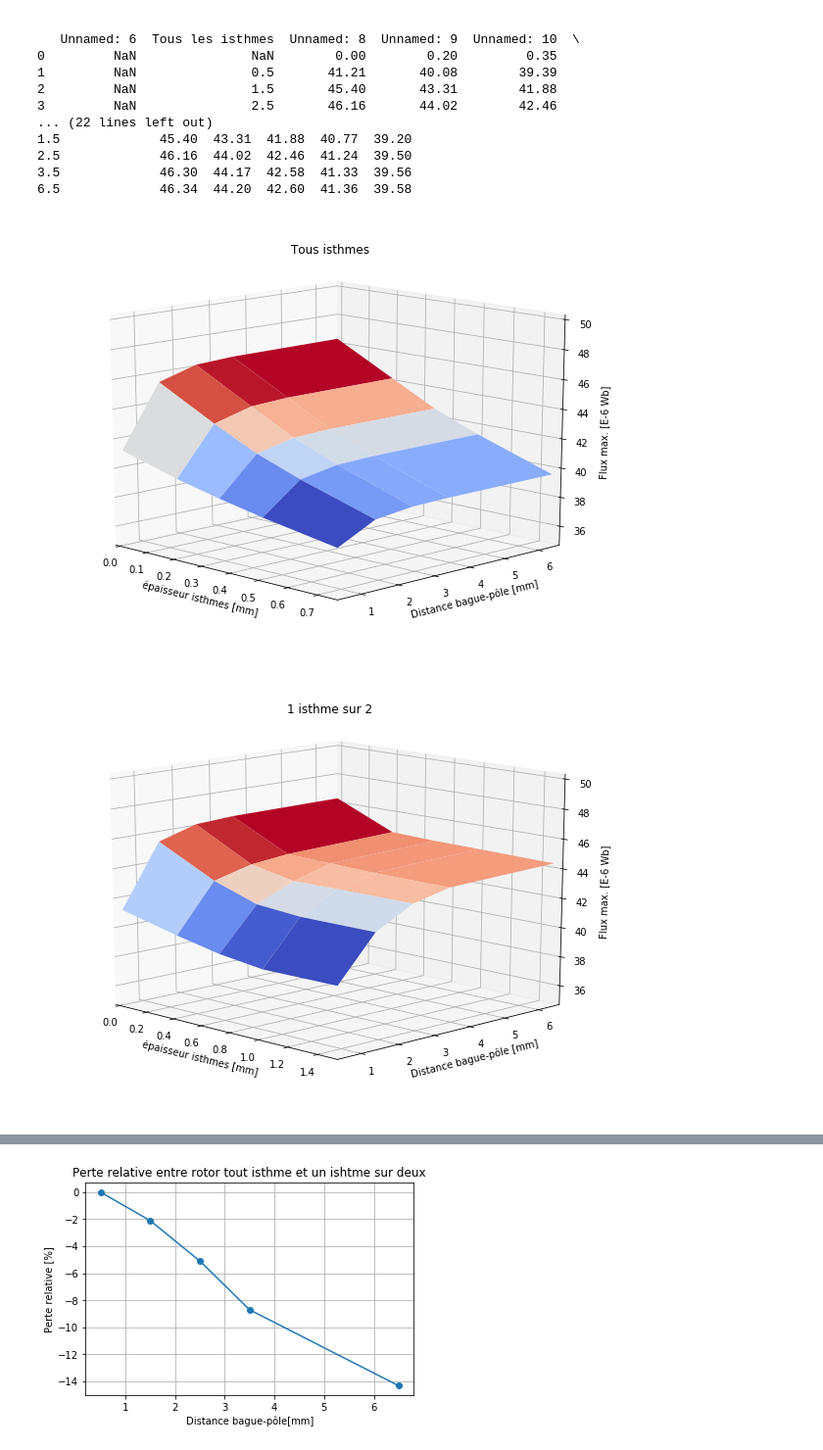
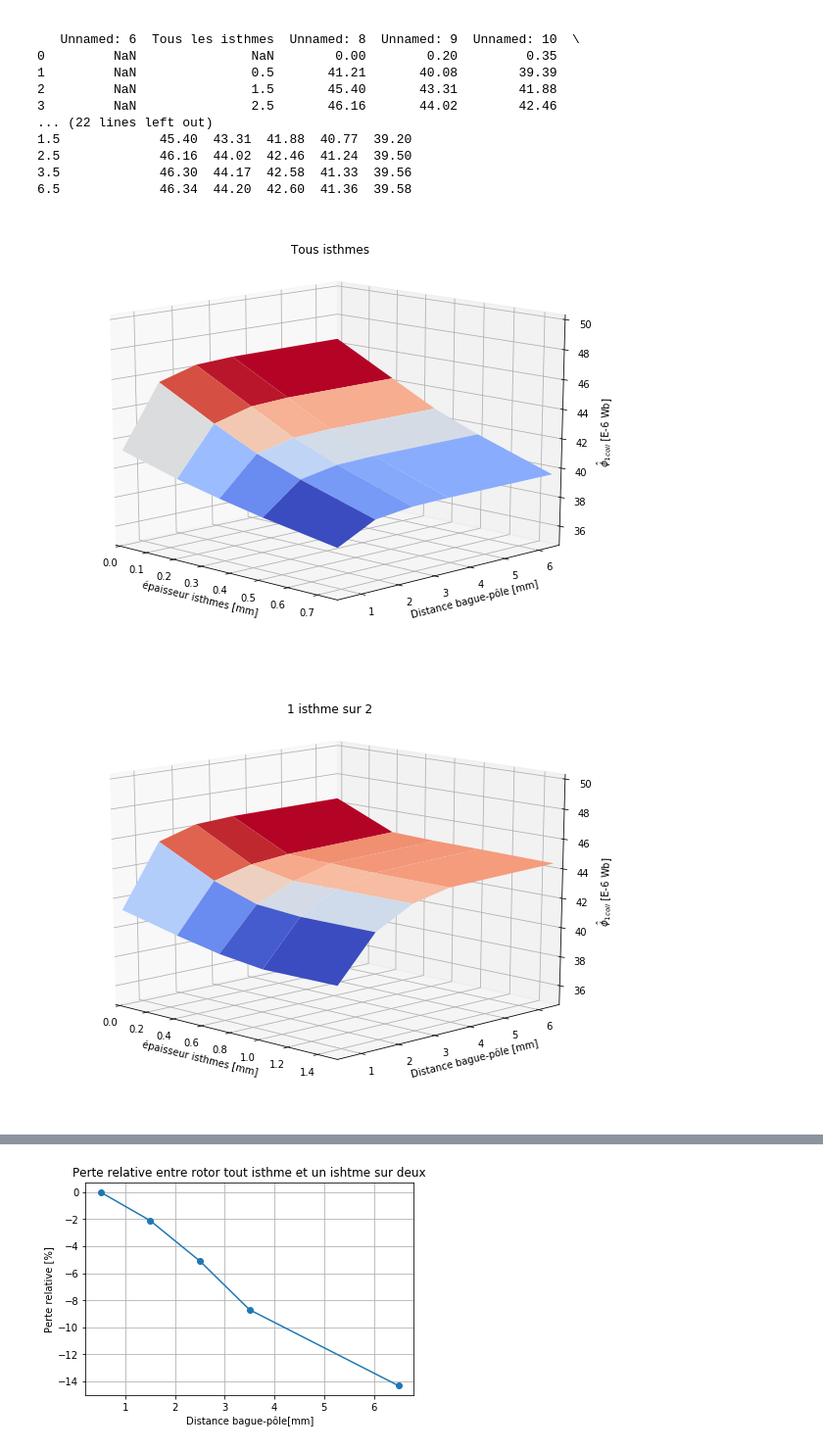
Before and after one commit to TBayborek/PDM, a Jupyter notebook: Data_Handle.ipynb, the cells around one changed output, grey strips where cells are left out. Shown at 98% size. Cells and saved outputs as stored; diff of their text form; code cells hidden in the pictures.

```diff
--- a/Data_Handle.ipynb
+++ b/Data_Handle.ipynb
@@ -76,26 +76,26 @@ print("\ntout isthme:\n",df_ti)
 # %%
 to_plot = ["Tous isthmes","1 isthme sur 2"]
 ei = [ei_ti,ei_1i2]
 df_i = [df_ti,df_1i2]
 
 for i, elem_to_plot in enumerate(to_plot):
 
     rrange0, rrange1 = np.meshgrid(ei[i],d_bp) #Create a meshgrid to 3D plot
     cmap_list = [cm.PiYG, cm.coolwarm]
     ax = Axes3D(plt.figure(figsize=(8, 6)))
     ax.plot_surface(rrange0, rrange1, df_i[i], cmap=cm.coolwarm, label="1 isthme sur 2")
     ax.set_xlabel("épaisseur isthmes [mm]")
     ax.set_ylabel("Distance bague-pôle [mm]")
-    ax.set_zlabel("Flux max. [E-6 Wb]")
+    ax.set_zlabel("$\hat{\phi}_{1coil}$ [E-6 Wb]")
     ax.set_zlim3d([35,50])
     ax.view_init(elev=15, azim=315)
     plt.title(elem_to_plot)
     plt.margins(0)
     plt.savefig("Flux_3dplot_"+str(elem_to_plot)+".pdf")
     plt.show()
 # %% [output]
-[figure, old version]
+[figure, new version]
-[figure, old version]
+[figure, new version]
 # %%
 for i, elem_to_plot in enumerate(to_plot):
     for j in range(0,len(d_bp)):
```
Also changed, not shown: parts of 6 cells of this notebook, 38 other files.
